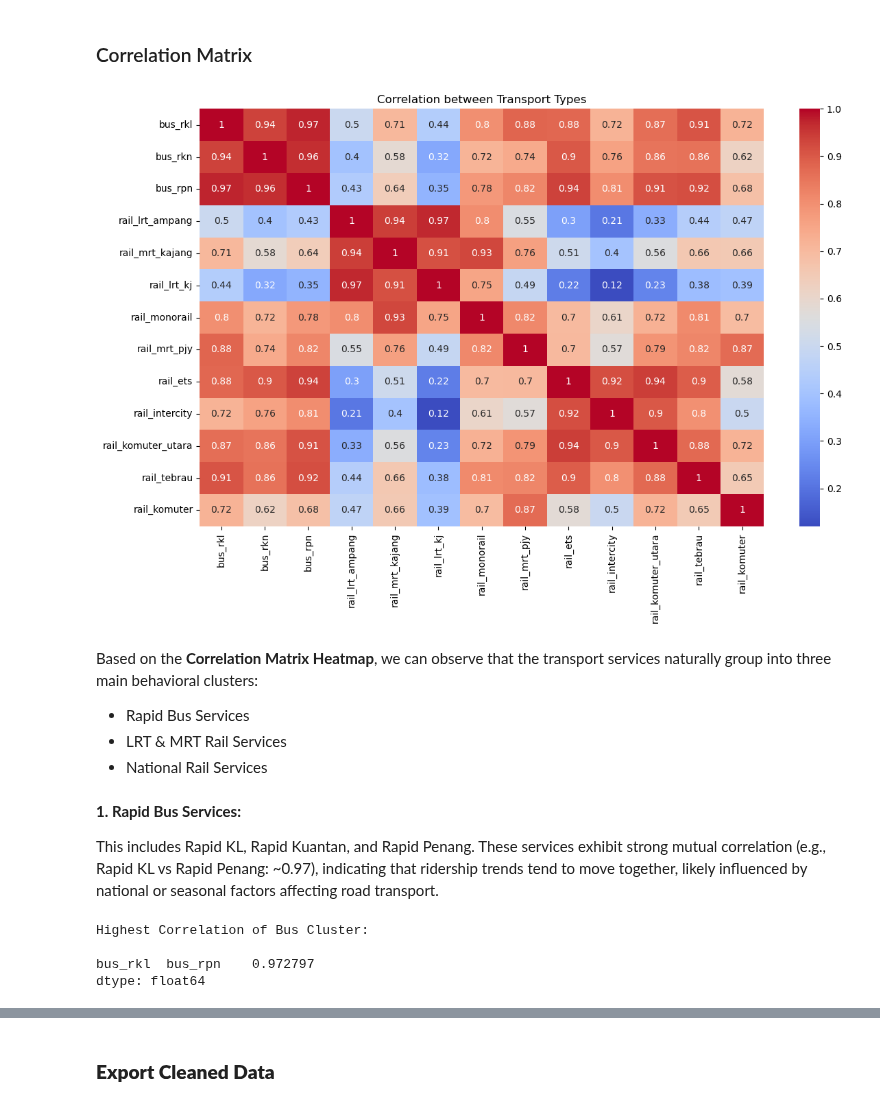
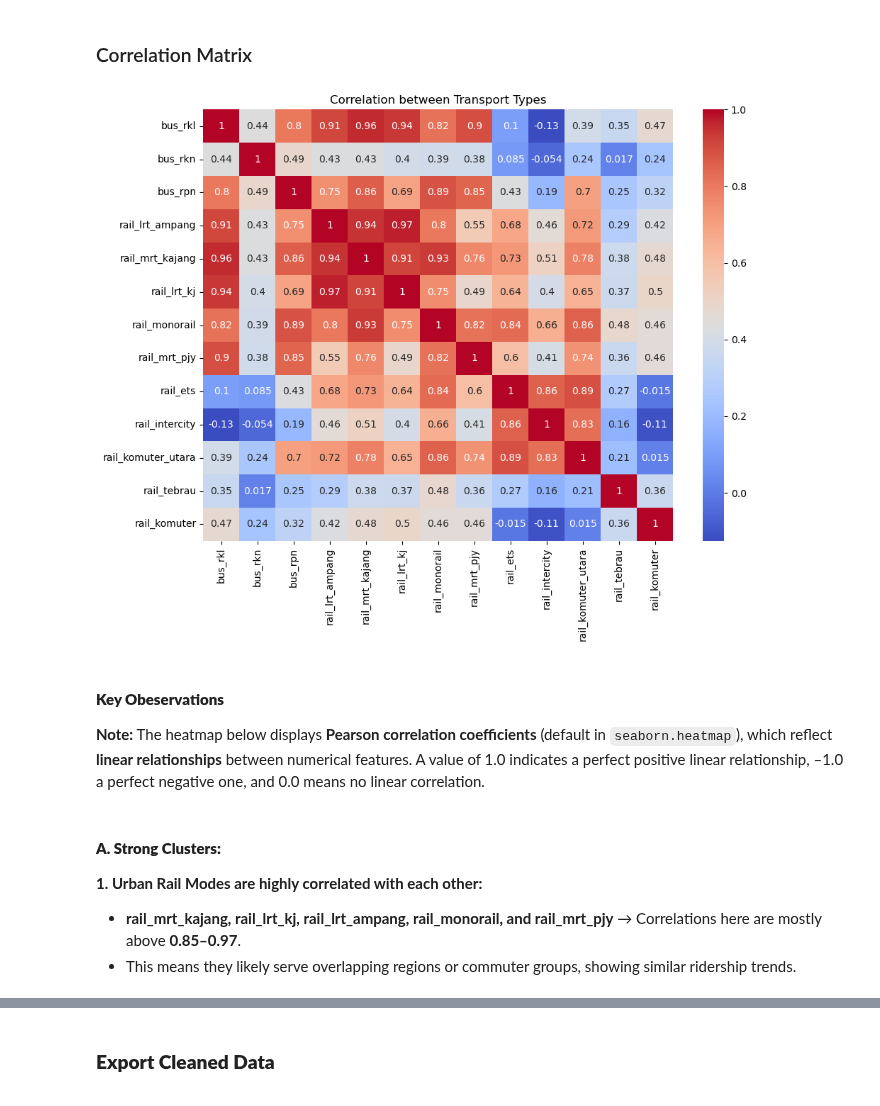
Before and after one commit to weiiilunnnn/Malaysia-Public-Transport-Analysis, a Jupyter notebook: notebooks/01_data_cleaning_and_eda.ipynb, the cells around one changed output, grey strips where cells are left out. Drawn from its saved outputs; the diff is of its cells as text; code cells hidden in the pictures.

Commit message:
handle missing value, major correction

```diff
--- a/notebooks/01_data_cleaning_and_eda.ipynb
+++ b/notebooks/01_data_cleaning_and_eda.ipynb
@@ -111,6 +111,20 @@ plt.title("Missing Data Heatmap")
 plt.show()
 # %% [output]
 [figure]
-# %%
-#Handling missing values
-df.fillna(0, inplace=True)
+# %%
+# Create a metadata table with operation start date
+metadata = []
+
+print("First Non-Null Date:\n-----------------------------------------------")
+for col in df.columns[1:]:  # Skip 'date' column
+    first_valid_date = df[df[col].notnull()]['date'].min()
+    metadata.append({
+        "Transport Line": col,
+        "First Filled in data": first_valid_date.date() if pd.notnull(first_valid_date) else "No Data"
+    })
+
+# Convert to DataFrame
+meta_df = pd.DataFrame(metadata)
+
+# The first non-null date for each transport mode
+print(tabulate(meta_df, headers='keys', tablefmt='github', showindex=False))
@@ -117,3 +163,21 @@ df.fillna(0, inplace=True)
+# %%
+#Define each service actually launched in dictionary
+launch_dates = {
+    'bus_rkl': '2006-07-01',
+    'bus_rkn': '2006-07-01',
+    'bus_rpn': '2006-07-01',
+    'rail_mrt_pjy': '2023-03-16',
+    'rail_ets': '2010-01-01',  # Adjust if earlier
+    'rail_intercity': '1960-01-01',
+    'rail_komuter_utara': '2015-09-11',
+    'rail_tebrau': '2015-07-01',
+    'rail_komuter': '1995-08-03'
+}
+# %%
+#Fill only pre-launch NANs with 0
+for col, sd in launch_dates.items():
+    sd = pd.to_datetime(sd)
+    df.loc[df['date'] < sd, col] = df.loc[df['date'] < sd, col].fillna(0)
 # %%
 df.head(5)
 # %% [output]
@@ -293,39 +368,20 @@ bus_rkn               2024-08-31               2967
 # %%
 corr = df[transport_cols].corr()
 
-plt.figure(figsize=(12,8))
+plt.figure(figsize=(10,8))
 sns.heatmap(corr, annot=True, cmap='coolwarm')
 plt.title("Correlation between Transport Types")
 plt.tight_layout()
 plt.show()
 # %% [output]
-[figure, old version]
+[figure, new version]
 # %% [markdown]
-Based on the **Correlation Matrix Heatmap**, we can observe that the transport services naturally group into three main behavioral clusters:
-- Rapid Bus Services
-- LRT & MRT Rail Services
-- National Rail Services
+#### **Key Obeservations**
+**Note:** The heatmap below displays **Pearson correlation coefficients** (default in `seaborn.heatmap`), which reflect **linear relationships** between numerical features. A value of 1.0 indicates a perfect positive linear relationship, –1.0 a perfect negative one, and 0.0 means no linear correlation.
 # %% [markdown]
-**1. Rapid Bus Services:**
+#### **A. Strong Clusters:**
 
-This includes Rapid KL, Rapid Kuantan, and Rapid Penang. These services exhibit strong mutual correlation (e.g., Rapid KL vs Rapid Penang: ~0.97), indicating that ridership trends tend to move together, likely influenced by national or seasonal factors affecting road transport.
+**1. Urban Rail Modes are highly correlated with each other:**
+
+- **rail_mrt_kajang, rail_lrt_kj, rail_lrt_ampang, rail_monorail, and rail_mrt_pjy** → Correlations here are mostly above **0.85–0.97**.
+- This means they likely serve overlapping regions or commuter groups, showing similar ridership trends.
-# %%
-bus_cols = ['bus_rkl', 'bus_rkn', 'bus_rpn']
-
-def get_top_corr(df, cols):
-    corr = df[cols].corr()
-    # Mask self-correlations and duplicates
-    mask = np.triu(np.ones_like(corr, dtype=bool))
-    corr_masked = corr.mask(mask)
-    # Unstack to Series and drop NA
-    top_pair = corr_masked.unstack().dropna().sort_values(ascending=False).head(1)
-    return top_pair
-
-
-print("\nHighest Correlation of Bus Cluster:\n")
-print(get_top_corr(df, bus_cols))
-# %% [output]
-Highest Correlation of Bus Cluster:
-
-bus_rkl  bus_rpn    0.972797
-dtype: float64
```
Also changed, not shown: parts of 21 cells of this notebook, 4 other files.
